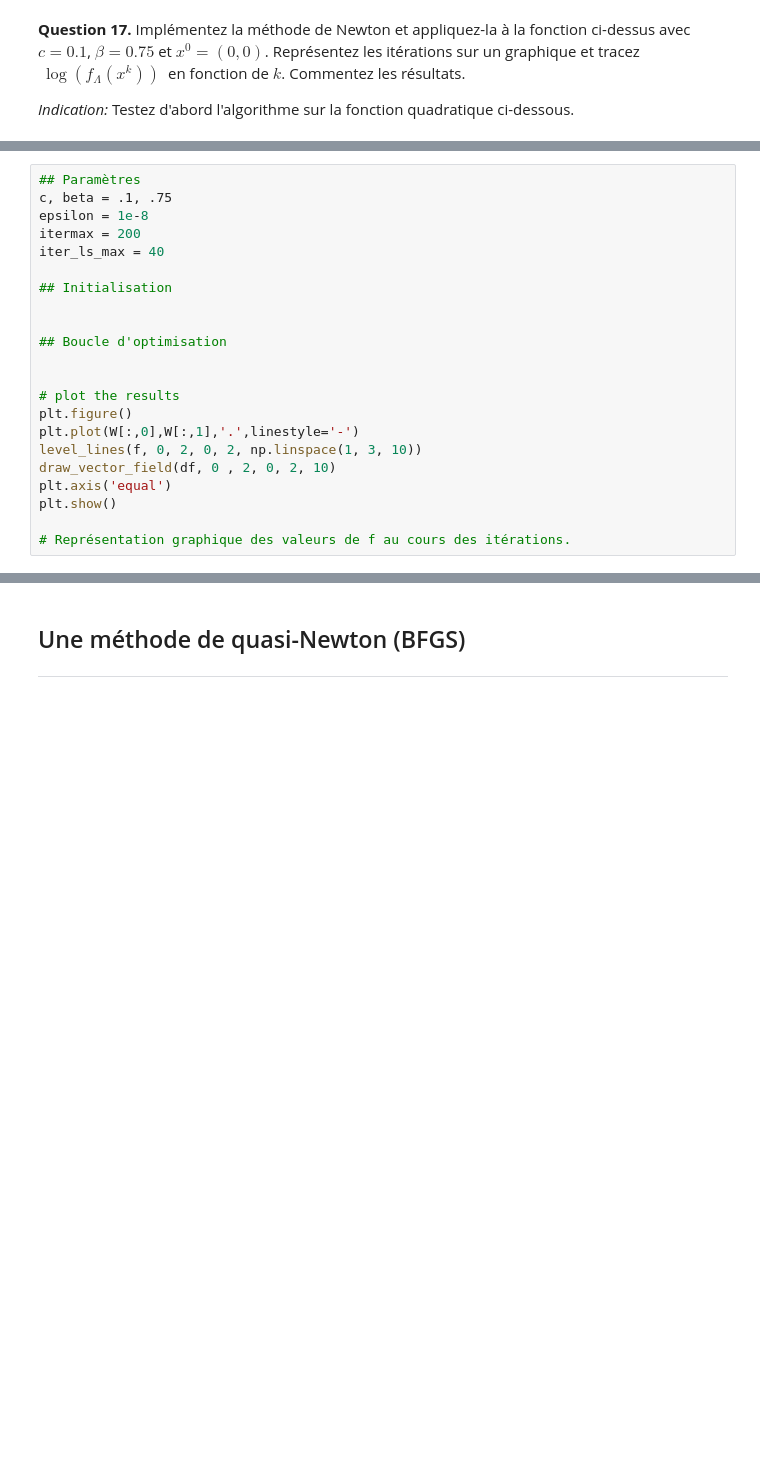
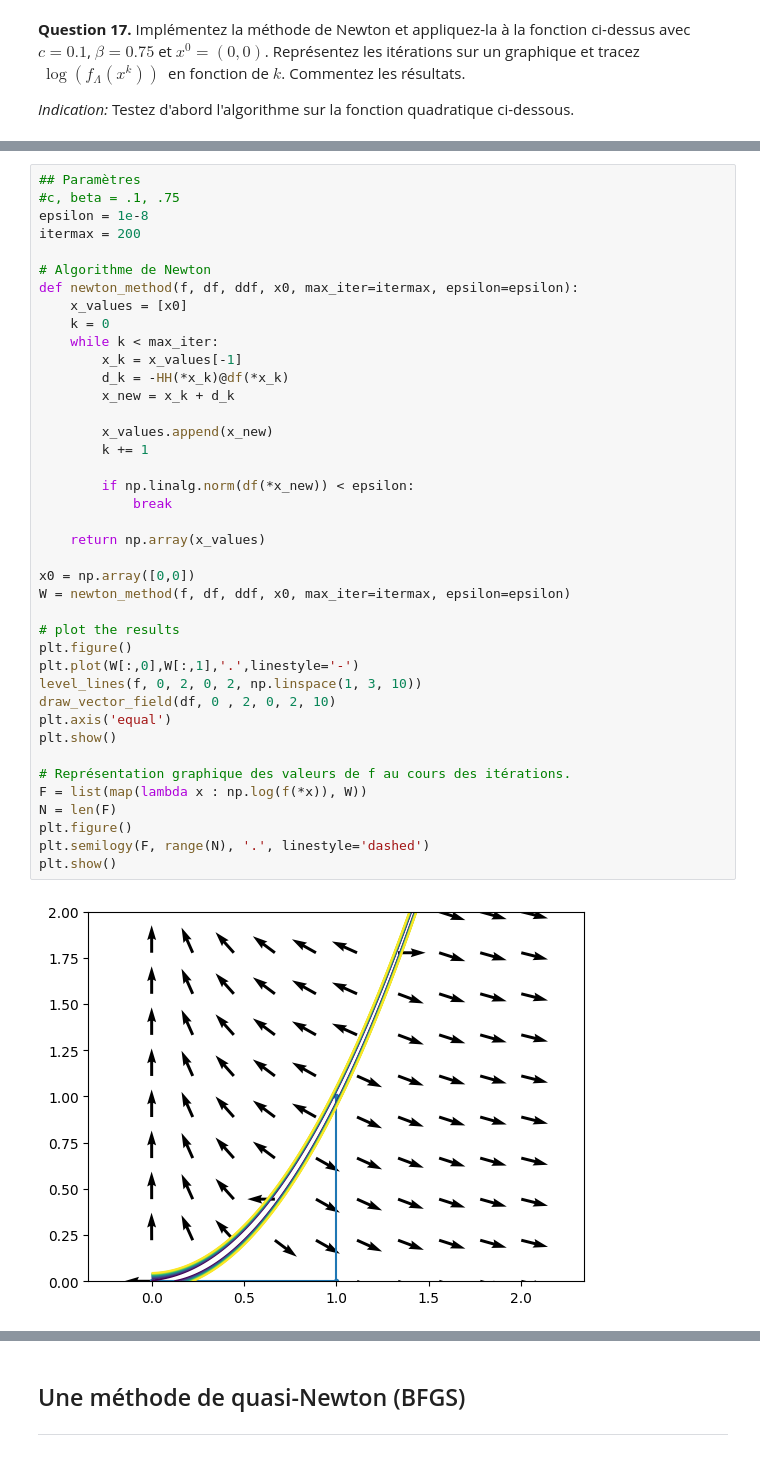
Before and after one commit to jeremdesno/python_sdia, a Jupyter notebook: TP2_Newton.ipynb, the cells around one changed output, grey strips where cells are left out. Cells and saved outputs as stored; diff of their text form; blank space fills up the shorter version.

```diff
--- a/TP2_Newton.ipynb
+++ b/TP2_Newton.ipynb
@@ -114,23 +117,43 @@ HH = lambda x,y : np.array([[.5, 0], [0, .25]])
 pass
 # %%
 ## Paramètres
-c, beta = .1, .75
+#c, beta = .1, .75
 epsilon = 1e-8
 itermax = 200
-iter_ls_max = 40
 
-## Initialisation
+# Algorithme de Newton
+def newton_method(f, df, ddf, x0, max_iter=itermax, epsilon=epsilon):
+    x_values = [x0]
+    k = 0
+    while k < max_iter:
+        x_k = x_values[-1]
+        d_k = -HH(*x_k)@df(*x_k)
+        x_new = x_k + d_k
 
+        x_values.append(x_new)
+        k += 1
 
-## Boucle d'optimisation
+        if np.linalg.norm(df(*x_new)) < epsilon:
+            break
 
+    return np.array(x_values)
+
+x0 = np.array([0,0])
+W = newton_method(f, df, ddf, x0, max_iter=itermax, epsilon=epsilon)
 
 # plot the results
 plt.figure()
 plt.plot(W[:,0],W[:,1],'.',linestyle='-')
 level_lines(f, 0, 2, 0, 2, np.linspace(1, 3, 10))
 draw_vector_field(df, 0 , 2, 0, 2, 10)
 plt.axis('equal')
 plt.show()
 
 # Représentation graphique des valeurs de f au cours des itérations.
+F = list(map(lambda x : np.log(f(*x)), W))
+N = len(F)
+plt.figure()
+plt.semilogy(F, range(N), '.', linestyle='dashed')
+plt.show()
+# %% [output]
+[figure, added]
```
Also changed, not shown: parts of 10 cells of this notebook.
